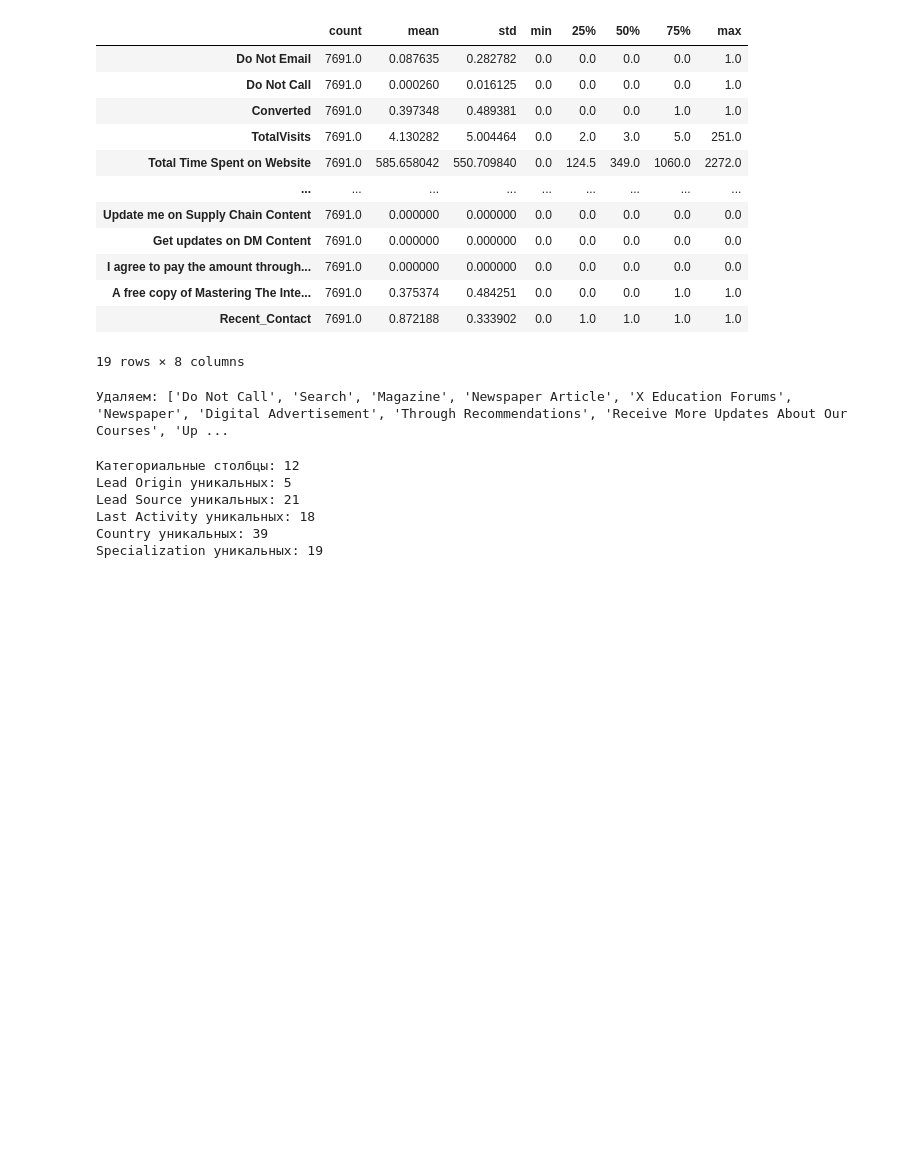
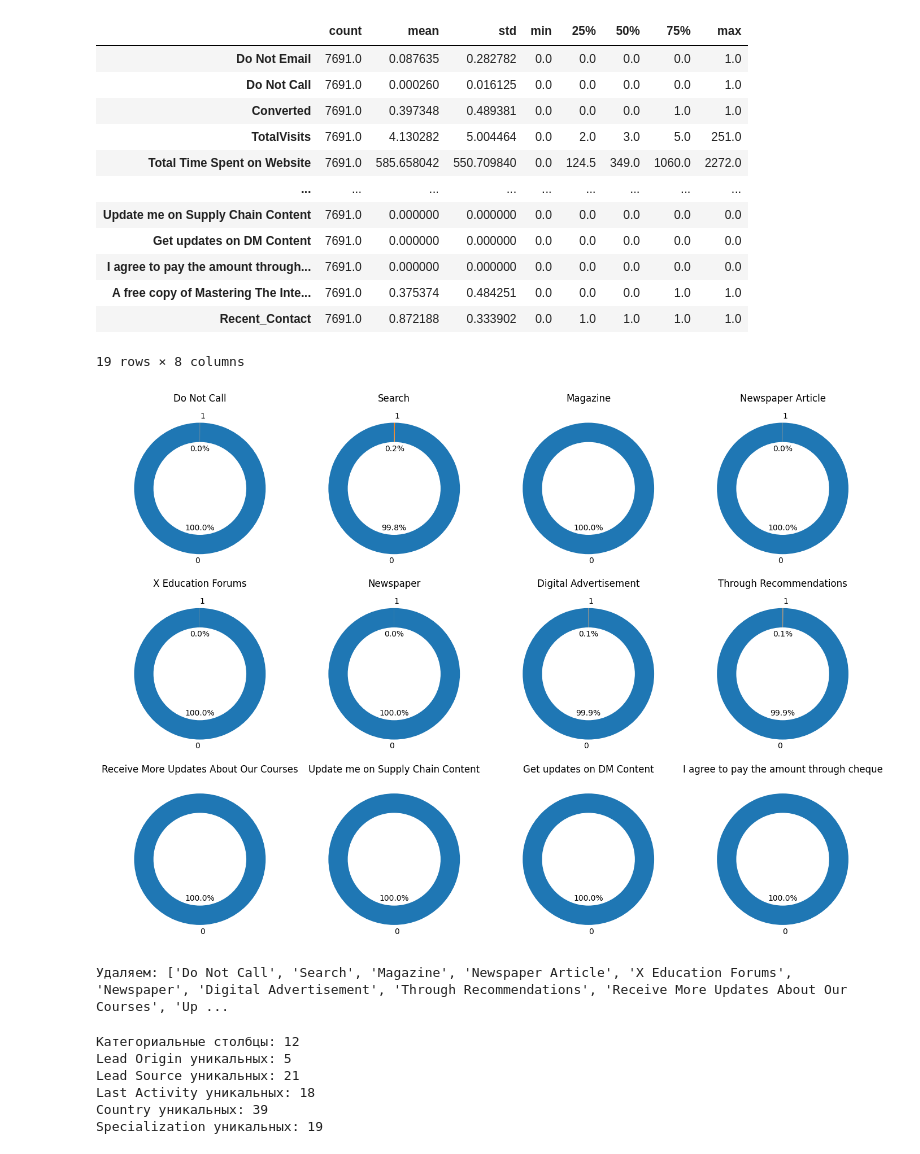
Before and after one commit to Madarakill/LS_EDU, a Jupyter notebook: Анализ набора данных.ipynb, the cells around one changed output. Drawn from its saved outputs; the diff is of its cells as text; code cells hidden in the pictures; blank space fills up the shorter version.

```diff
--- a/Анализ набора данных.ipynb
+++ b/Анализ набора данных.ipynb
@@ -480,11 +507,44 @@ value_dominance = df.apply(
 low_var_cols = value_dominance[
     (value_dominance >= 0.99) & ~value_dominance.index.isin(exclude)
 ].index
-
-print('Удаляем:', list(low_var_cols))
-df = df.drop(columns=low_var_cols)
-# %% [output]
-Удаляем: ['Do Not Call', 'Search', 'Magazine', 'Newspaper Article', 'X Education Forums', 'Newspaper', 'Digital Advertisement', 'Through Recommendations', 'Receive More Updates About Our Courses', 'Up ...
+# %%
+def pieplot(col):
+    counts = df[col].value_counts(dropna=False)
+
+    # подписи
+    labels = counts.index.astype(str)
+
+    # построение
+    plt.pie(
+        counts,
+        labels=labels,
+        autopct='%1.1f%%',
+        startangle=90
+    )
+
+    circle = plt.Circle((0, 0), 0.7, color='white')
+    plt.gca().add_artist(circle)
+
+    plt.title(col)
+
+cols = list(low_var_cols)
+
+plt.figure(figsize=(14, 10))
+rows = (len(cols) + 3) // 4
+
+for i, col in enumerate(cols, start=1):
+    plt.subplot(rows, 4, i)
+    pieplot(col)
+
+plt.tight_layout()
+plt.show()
+# %% [output]
+[figure, added]
+# %%
+print('Удаляем:', list(low_var_cols))
+df = df.drop(columns=low_var_cols)
+# %% [output]
+Удаляем: ['Do Not Call', 'Search', 'Magazine', 'Newspaper Article', 'X Education Forums', 'Newspaper', 'Digital Advertisement', 'Through Recommendations', 'Receive More Updates About Our Courses', 'Up ...
 # %%
 # Категориальные столбцы для one-hot encoding
 cat_col = df.select_dtypes(include=['object']).columns.tolist()
```
Also changed, not shown: parts of 4 cells of this notebook.
